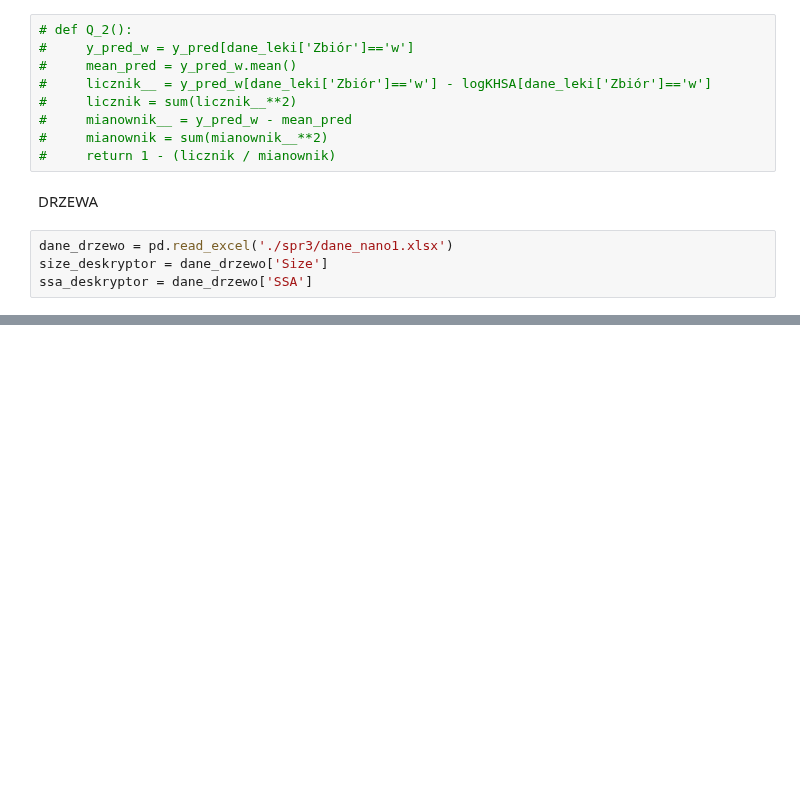
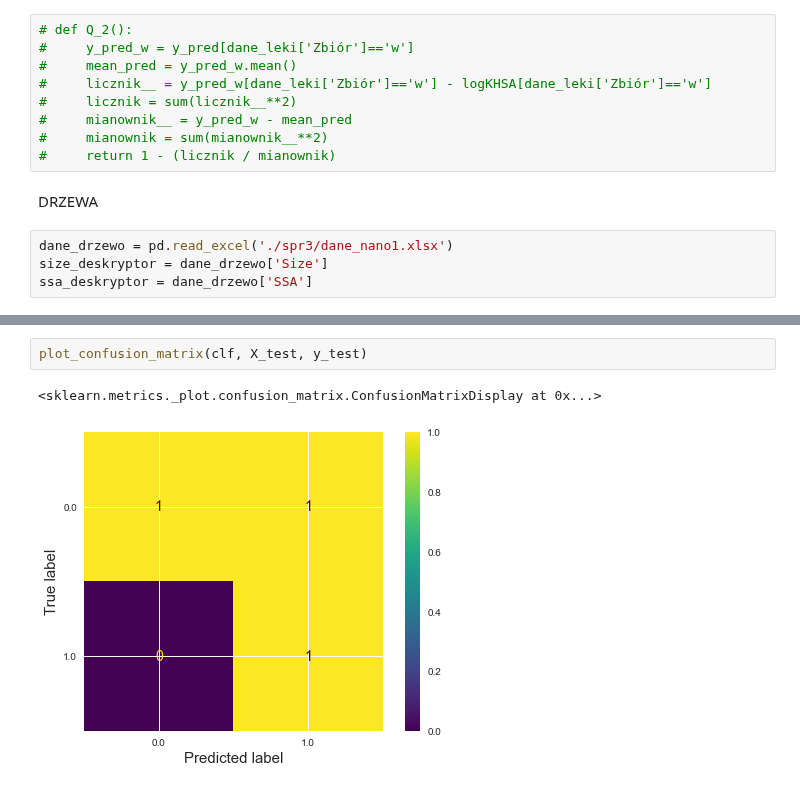
Before and after one commit to Miczel00/machine-learning, a Jupyter notebook: zaj1/main.ipynb, the cells around one changed output, grey strips where cells are left out. Drawn from its saved outputs; the diff is of its cells as text; blank space fills up the shorter version.

```diff
--- a/zaj1/main.ipynb
+++ b/zaj1/main.ipynb
@@ -647,0 +681,5 @@ asdsad
+# %%
+plot_confusion_matrix(clf, X_test, y_test)
+# %% [output]
+<sklearn.metrics._plot.confusion_matrix.ConfusionMatrixDisplay at 0x...>
+[figure, added]
```
Also changed, not shown: parts of 11 cells of this notebook, 1 other file.
